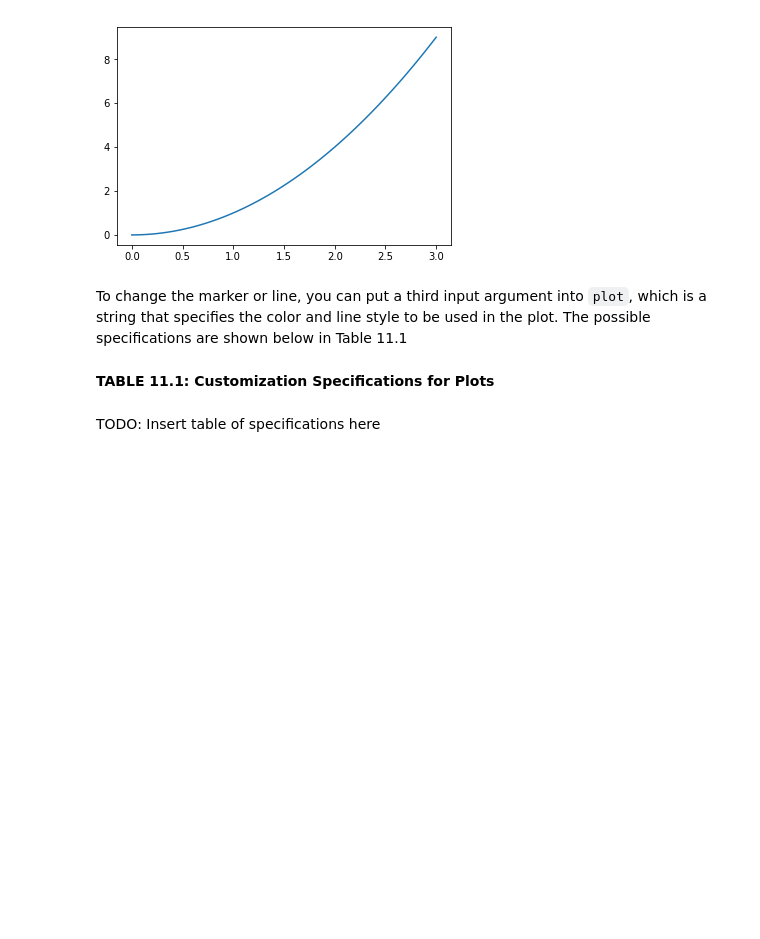
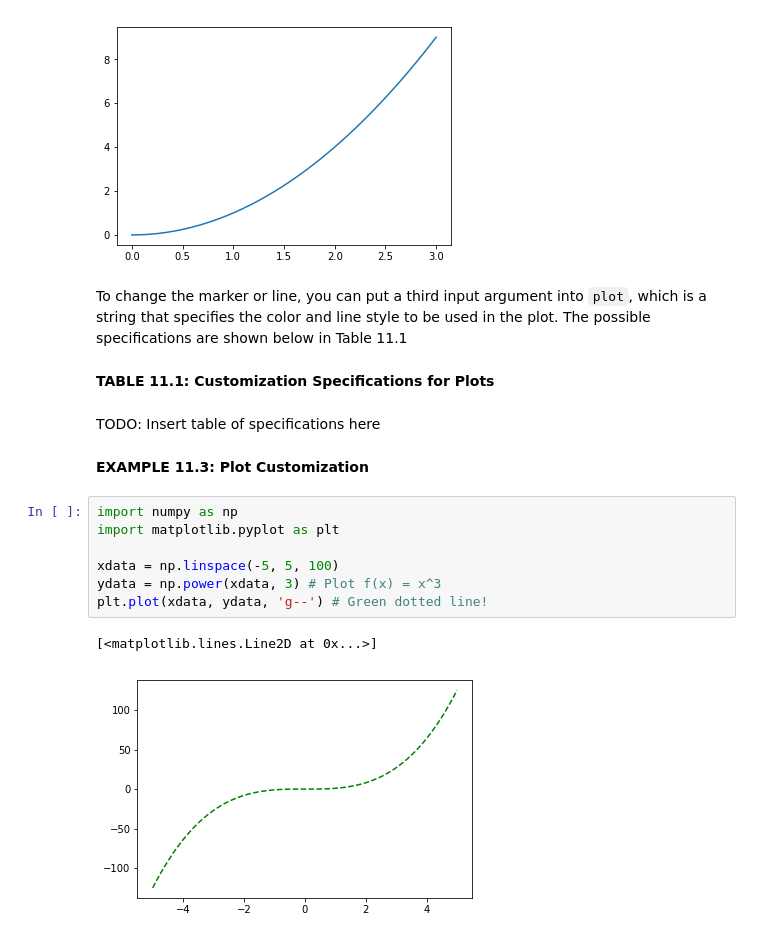
Before and after one commit to qingkaikong/E7-Textbook, a Jupyter notebook: codes/chapter11.01-2D-plotting.ipynb, the cells around one changed output. Saved outputs shown, nothing was run; the diff lists cells and outputs as text; blank space fills up the shorter version.

Commit message:
Added plot customizatino examples

```diff
--- a/codes/chapter11.01-2D-plotting.ipynb
+++ b/codes/chapter11.01-2D-plotting.ipynb
@@ -41,3 +41,15 @@ To change the marker or line, you can put a third input argument into `plot`, wh
 __TABLE 11.1: Customization Specifications for Plots__
 # %% [markdown]
 TODO: Insert table of specifications here
+# %% [markdown]
+__EXAMPLE 11.3: Plot Customization__
+# %%
+import numpy as np
+import matplotlib.pyplot as plt
+
+xdata = np.linspace(-5, 5, 100)
+ydata = np.power(xdata, 3) # Plot f(x) = x^3
+plt.plot(xdata, ydata, 'g--') # Green dotted line!
+# %% [output]
+[<matplotlib.lines.Line2D at 0x...>]
+[figure, added]
```
Also changed, not shown: parts of 3 cells of this notebook.
